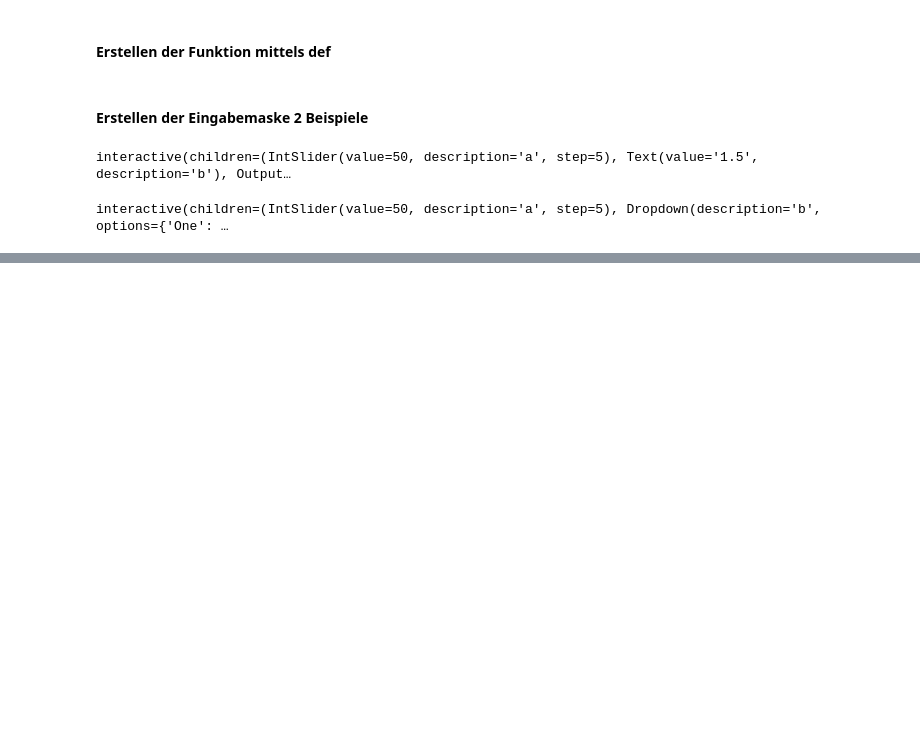
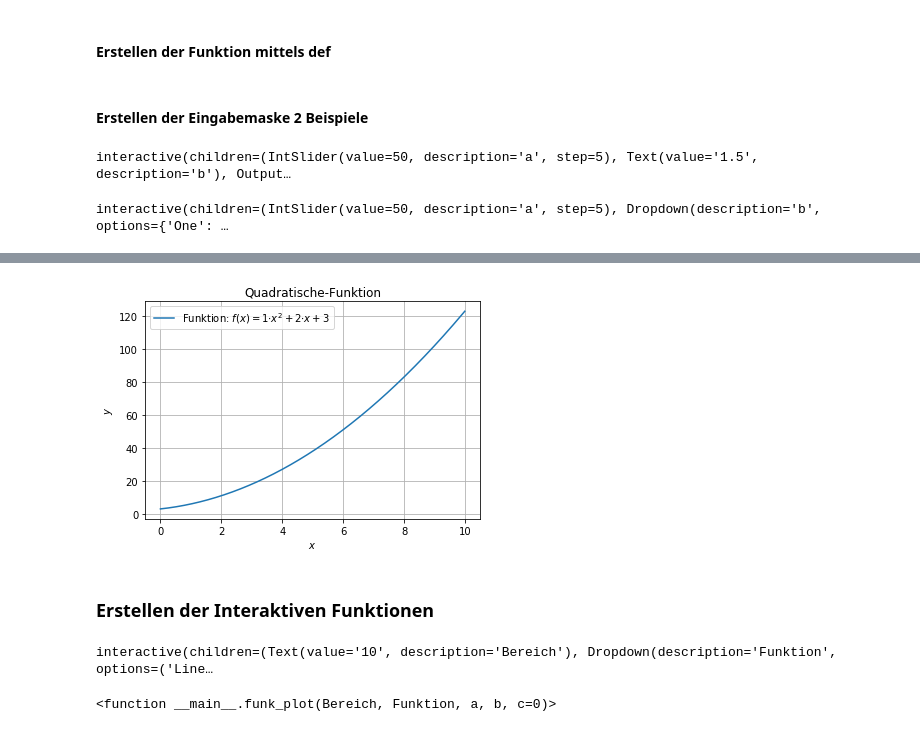
Before and after one commit to poschgitrepo/wmd, a Jupyter notebook: howto.ipynb, the cells around one changed output, grey strips where cells are left out. Drawn from its saved outputs; the diff is of its cells as text; code cells hidden in the pictures; blank space fills up the shorter version.

```diff
--- a/howto.ipynb
+++ b/howto.ipynb
@@ -111,0 +173,12 @@ interactive(children=(IntSlider(value=50, description='a', step=5), Dropdown(des
+# %%
+funk_plot(10,'Quadratisch',1,2,3)
+# %% [output]
+[figure, added]
+# %% [markdown]
+### Erstellen der Interaktiven Funktionen
+# %%
+
+interact(funk_plot,a=(0,100,5),b=(0,100,5),c=(0,100,5),Bereich='10',Funktion={'Quadratisch','Linear'})
+# %% [output]
+interactive(children=(Text(value='10', description='Bereich'), Dropdown(description='Funktion', options=('Line…
+<function __main__.funk_plot(Bereich, Funktion, a, b, c=0)>
```
Also changed, not shown: parts of 14 cells of this notebook, 4 other files.
